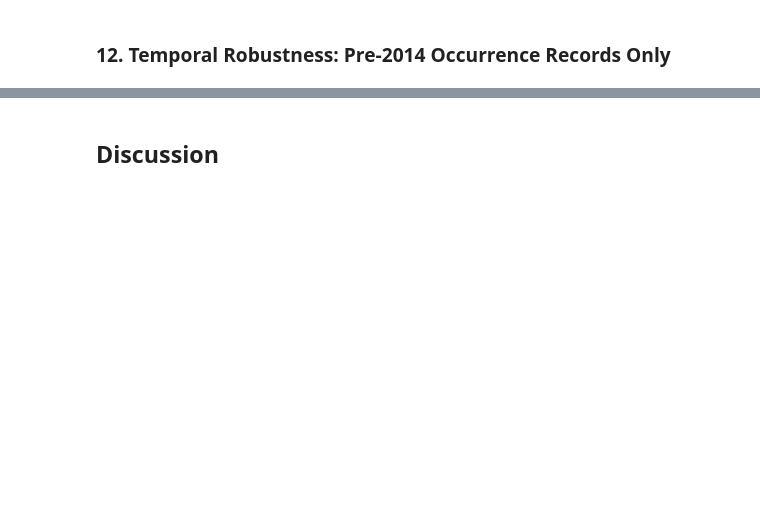
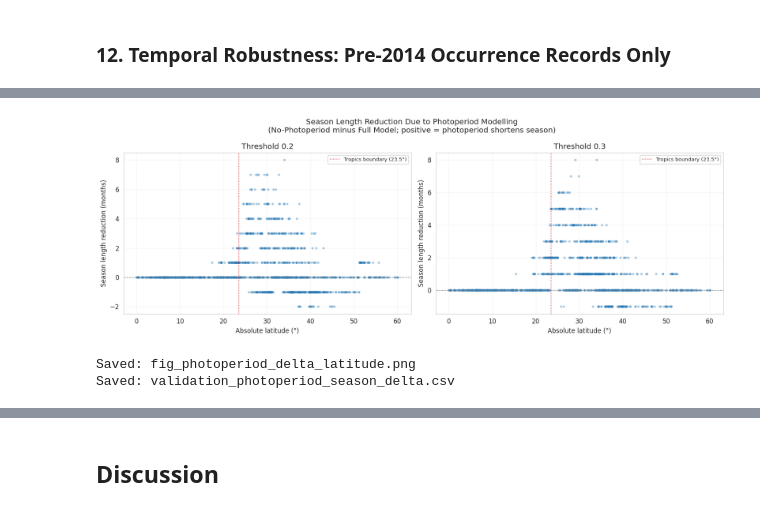
Before and after one commit to andreslill/mosquito-season-suitability, a Jupyter notebook: notebooks/methodology_and_validation.ipynb, the cells around one changed output, grey strips where cells are left out. Cells and saved outputs as stored; diff of their text form; code cells hidden in the pictures; blank space fills up the shorter version.

```diff
--- a/notebooks/methodology_and_validation.ipynb
+++ b/notebooks/methodology_and_validation.ipynb
@@ -708,0 +871,67 @@ noisy background, not against confirmed absences.
+# %%
+# Merge Model A and Model B city metrics
+cities_merged = cities_alb[['city', 'country', 'lat', 'lon',
+                               'season_months_02', 'season_months_03']].copy()
+cities_merged = cities_merged.merge(
+    cities_alb_nophoto[['city', 'country',
+                          'nophoto_season_months_02', 'nophoto_season_months_03']],
+    on=['city', 'country']
+)
+cities_merged['abs_lat'] = cities_merged['lat'].abs()
+
+# Delta = no-photoperiod minus full model.
+# Positive values: no-photoperiod model overestimates season length relative to full model
+# (photoperiod shortens the predicted season in temperate cities).
+# Negative values: no-photoperiod model underestimates (should not occur for Ae. albopictus).
+cities_merged['delta_season_02'] = (
+    cities_merged['nophoto_season_months_02'] - cities_merged['season_months_02']
+)
+cities_merged['delta_season_03'] = (
+    cities_merged['nophoto_season_months_03'] - cities_merged['season_months_03']
+)
+
+# Summary statistics
+print('=== Season length reduction due to photoperiod (months removed) ===')
+print('Delta = no-photoperiod minus full model; positive = photoperiod shortens season.\n')
+for thresh, col in [('0.2', 'delta_season_02'), ('0.3', 'delta_season_03')]:
+    print(f'Threshold {thresh}:')
+    print(cities_merged[col].describe().round(2))
+    print()
+
+# Cities most affected
+top_affected = (
+    cities_merged[cities_merged['delta_season_02'] > 0]
+    .sort_values('delta_season_02', ascending=False)
+    .head(15)
+)[['city', 'country', 'lat', 'season_months_02', 'nophoto_season_months_02', 'delta_season_02']]
+print('Cities with largest season length reduction due to photoperiod (threshold 0.2):')
+print(top_affected.to_string(index=False))
+print()
+
+# Scatter plot: delta vs. latitude
+fig, axes = plt.subplots(1, 2, figsize=(14, 5))
+fig.suptitle(
+    'Season Length Reduction Due to Photoperiod Modelling\n'
+    '(No-Photoperiod minus Full Model; positive = photoperiod shortens season)',
+    fontsize=12
+)
+for ax, (col, thresh) in zip(axes, [
+    ('delta_season_02', '0.2'), ('delta_season_03', '0.3')
+]):
+    ax.scatter(cities_merged['abs_lat'], cities_merged[col],
+               alpha=0.3, s=8, color='#2c7bb6')
+    ax.axhline(0, color='grey', lw=0.8, linestyle='--')
+    ax.axvline(23.5, color='#d7191c', lw=1.0, linestyle=':',
+               label='Tropics boundary (23.5\u00b0)')
+    ax.set_xlabel('Absolute latitude (\u00b0)')
+    ax.set_ylabel('Season length reduction (months)')
+    ax.set_title(f'Threshold {thresh}')
+    ax.legend(fontsize=8)
+    ax.grid(True, alpha=0.2)
+plt.tight_layout()
+plt.savefig('fig_photoperiod_delta_latitude.png', dpi=150, bbox_inches='tight')
+plt.show()
+print('Saved: fig_photoperiod_delta_latitude.png')
+cities_merged.to_csv('validation_photoperiod_season_delta.csv', index=False)
+print('Saved: validation_photoperiod_season_delta.csv')
+# %% [output]
@@ -708,0 +955,3 @@ noisy background, not against confirmed absences.
+[figure, added]
+Saved: fig_photoperiod_delta_latitude.png
+Saved: validation_photoperiod_season_delta.csv
```
Also changed, not shown: parts of 59 cells of this notebook.
